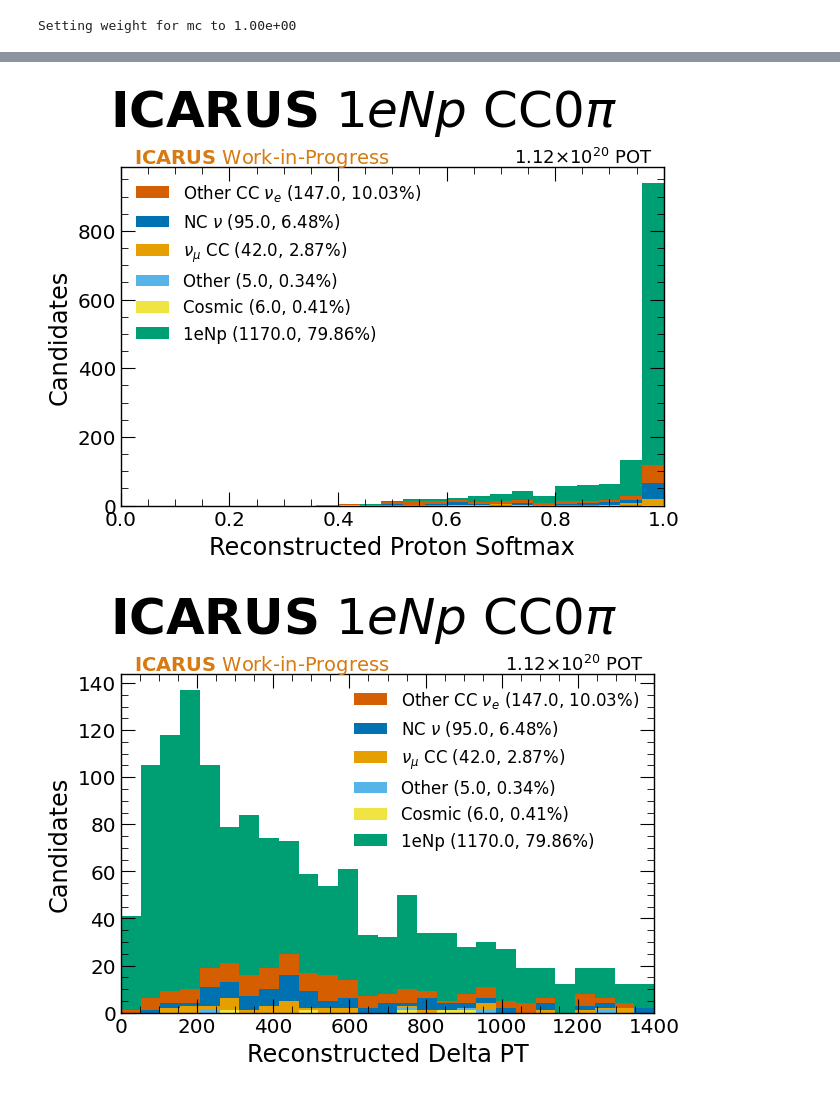
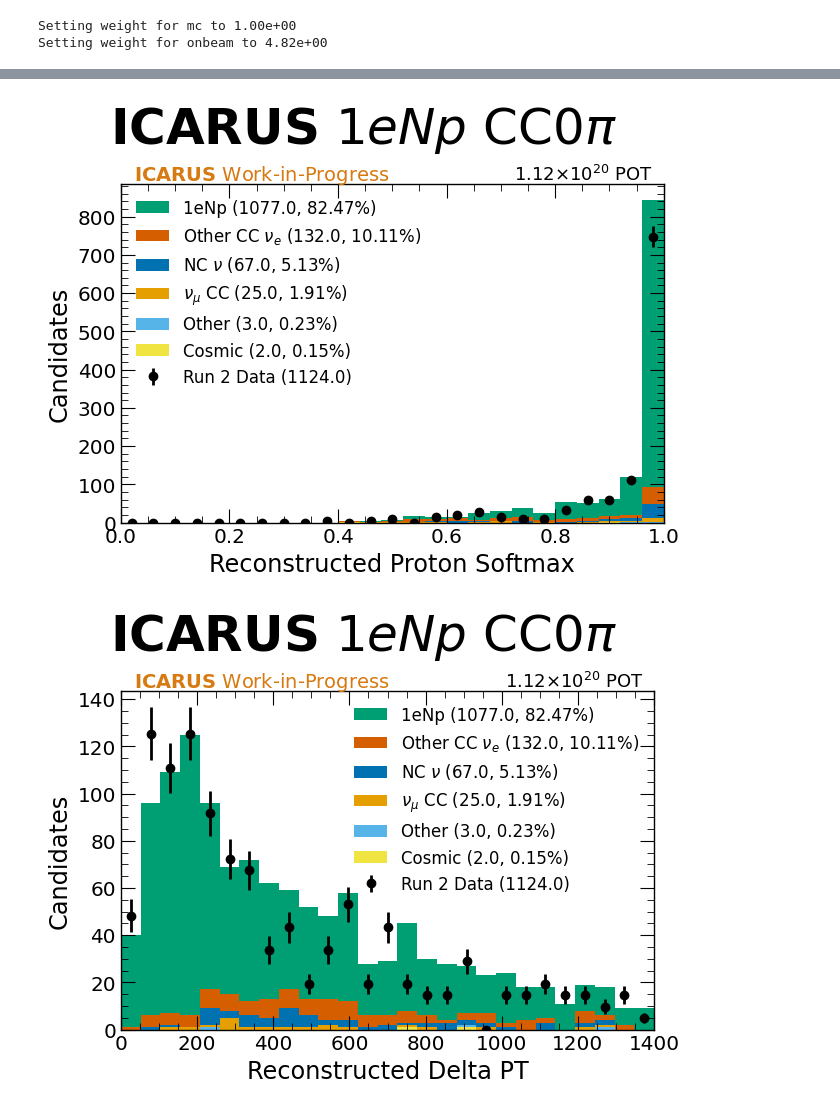
Before and after one commit to dacarber/medulla, a Jupyter notebook: spineplot/example.ipynb, the cells around one changed output, grey strips where cells are left out. Saved outputs shown, nothing was run; the diff lists cells and outputs as text; code cells hidden in the pictures.

```diff
--- a/spineplot/example.ipynb
+++ b/spineplot/example.ipynb
@@ -14,6 +14,13 @@ file = 'configurations/common/styles.toml'
 key = "mc"
 exposure_type = "pot"
 trees = ['SelectedNu_Cuts','SelectedCos_PhaseCuts']
+presel = "reco_electron_axial_spread > 0.2"
+[samples.onbeam]
+key = "onbeam"
+exposure_type = "pot"
+override_category = -100
+trees = ['SelectedNu_Cuts',]
+presel = "reco_electron_axial_spread > 0.2"
 
 [output]
 path = '/Users/danielcarber/Documents/ICARUS/NuMI_Nue/Plots'
@@ -23,7 +30,7 @@ ordinate_sample = 'mc'
 category_branch = 'category_topology'
 category_assignment = [[0,1], [2,3,4,6], [5], [7],[8],[9],[10], [-100]]
 category_labels = ['1eNp', 'Other CC $\\nu_e$', 'NC $\\nu$', '$\\nu_\\mu$ CC','Uncontained','Other','Cosmic', 'Run 2 Data']
-category_colors = ['C0', 'C1', 'C3', 'C4', 'C5','C6','C7','C2']
+category_colors = ['C0', 'C1', 'C3', 'C4', 'C5','C6','C7','black']
 category_types = ['histogram', 'histogram', 'histogram', 'histogram', 'histogram','histogram', 'histogram', 'scatter']
 
 
@@ -110,9 +117,10 @@ draw_kwargs = {'show_component_number' = true, 'show_component_percentage' = tru
 with open('cfg.toml', 'w') as f:
     f.write(cfg)
 
-file = '/Users/danielcarber/Documents/ICARUS/testtest.root'
+file = '/Users/danielcarber/Documents/ICARUS/output.root'
 
 analysis = Analysis('cfg.toml', file)
 analysis.run(close_figs=False)
 # %% [output]
 Setting weight for mc to 1.00e+00
+Setting weight for onbeam to 4.82e+00
@@ -124,2 +132,2 @@ Setting weight for mc to 1.00e+00
-[figure, old version]
+[figure, new version]
-[figure, old version]
+[figure, new version]
```
Also changed, not shown: parts of 1 cell of this notebook, 2 other files.
